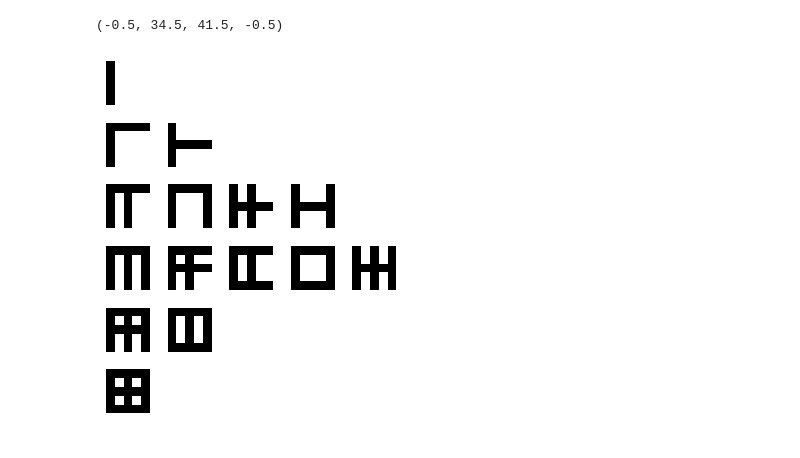
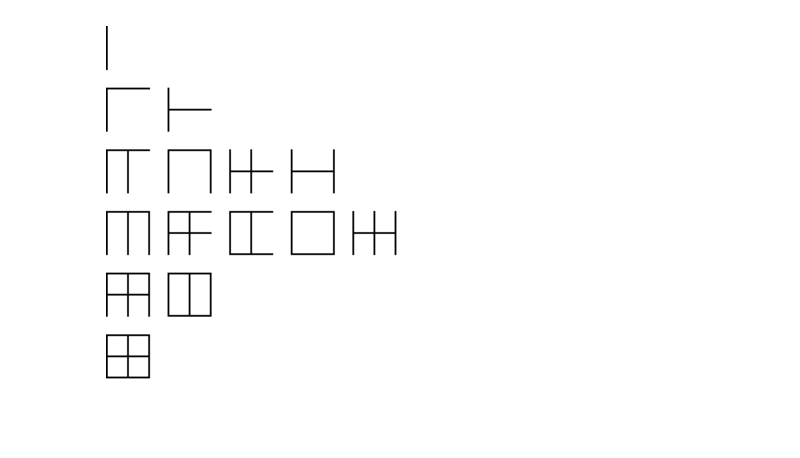
Before and after one commit to v4nn4/glyphs-generator, a Jupyter notebook: Demo.ipynb, the cells around one changed output. Cells and saved outputs as stored; diff of their text form; code cells hidden in the pictures.

Commit message:
Unsorted rasterize

```diff
--- a/Demo.ipynb
+++ b/Demo.ipynb
@@ -1,23 +1,21 @@
 # %%
-from glyphs_generator import GlyphGenerator, Stroke, Coordinate, Glyph
+from glyphs_generator import GlyphGenerator, Stroke, Coordinate
+import matplotlib.pyplot as plt
 
 generator = GlyphGenerator()
 
 strokes = [
     Stroke(start=Coordinate(x=-1, y=-1), end=Coordinate(x=1, y=-1)),
     Stroke(start=Coordinate(x=-1, y=0), end=Coordinate(x=1, y=0)),
     Stroke(start=Coordinate(x=-1, y=1), end=Coordinate(x=1, y=1)),
     Stroke(start=Coordinate(x=-1, y=-1), end=Coordinate(x=-1, y=1)),
     Stroke(start=Coordinate(x=0, y=-1), end=Coordinate(x=0, y=1)),
     Stroke(start=Coordinate(x=1, y=-1), end=Coordinate(x=1, y=1)),
 ]
 alphabet = generator.generate(strokes)
+tensor = alphabet.rasterize(5 * 5, 2 * 5)
+plt.imshow(255 - 255 * tensor, cmap="gray")
+plt.axis("off")
+plt.savefig("build/glyphs_6a.png");
+# %% [output]
+[figure, added]
-# %%
-import matplotlib.pyplot as plt
-
-tensor = alphabet.rasterize(5, 2)
-plt.imshow(255 - 255 * tensor, cmap="gray")
-plt.axis("off")
-# %% [output]
-(-0.5, 34.5, 41.5, -0.5)
-[figure, removed]
```
Also changed, not shown: parts of 3 cells of this notebook, 1 other file.
